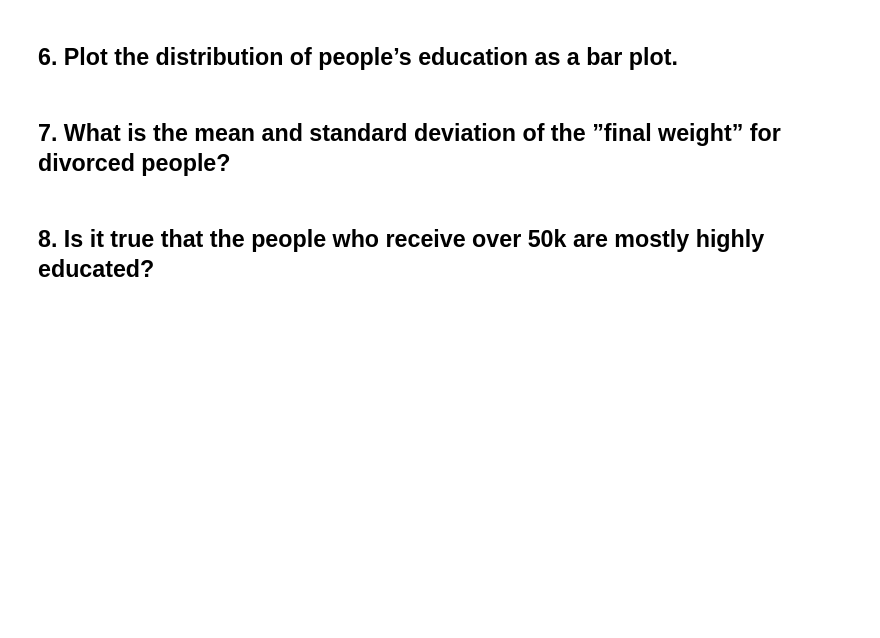
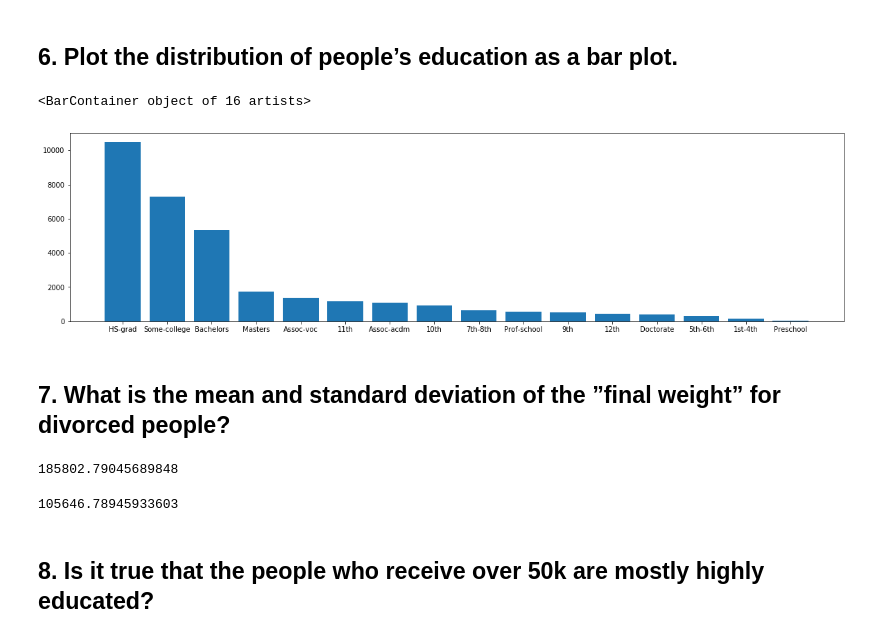
Before and after one commit to Kinetikm/AppliedPythonF2019, a Jupyter notebook: homeworks/homework_05_ml/Вторник/Вторник.ipynb, the cells around one changed output. Cells and saved outputs as stored; diff of their text form; code cells hidden in the pictures; blank space fills up the shorter version.

```diff
--- a/homeworks/homework_05_ml/Вторник/Вторник.ipynb
+++ b/homeworks/homework_05_ml/Вторник/Вторник.ipynb
@@ -6,4 +6,7 @@ import pandas as np
 # %% [markdown]
 ## 2. Download the Adult training dataset
+# %%
+data = pd.read_csv("adult.data", sep=', ', engine='python')
+data.columns = ['age', 'workclass', 'fnlwgt', 'education', 'education-num', 'marital-status', 'occupation', 'relationship', 'race', 'sex', 'capital-gain', 'capital-loss', 'hours-per-week', 'native-country', '>50K, <=50K']
 # %%
 data
@@ -18,4 +74,18 @@ data
+# %%
+plt.figure(figsize=(20, 5))
+plt.bar(data['education'].value_counts().index, data['education'].value_counts().values)
+# %% [output]
+<BarContainer object of 16 artists>
+[figure, added]
 # %% [markdown]
 ## 7. What is the mean and standard deviation of the ”final weight” for divorced people?
+# %%
+data[data['marital-status']=='Divorced']['fnlwgt'].mean()
+# %% [output]
+185802.79045689848
+# %%
+data[data['marital-status']=='Divorced']['fnlwgt'].std()
+# %% [output]
+105646.78945933603
 # %% [markdown]
 ## 8. Is it true that the people who receive over 50k are mostly highly educated?
```
Also changed, not shown: parts of 15 cells of this notebook, 7 other files.
